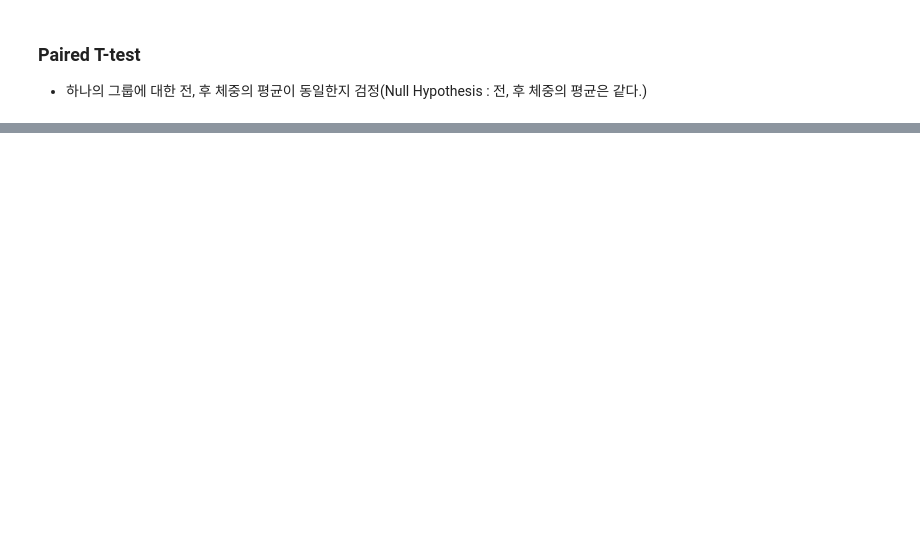
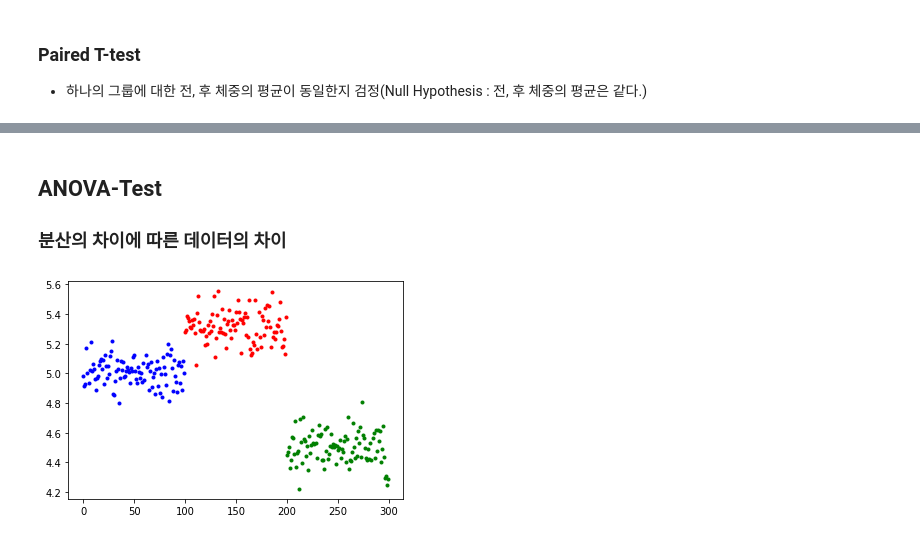
Before and after one commit to Raonbit/SSIT, a Jupyter notebook: notebook/trainer/7.1.StatisticalHypothesisTest.ipynb, the cells around one changed output, grey strips where cells are left out. Cells and saved outputs as stored; diff of their text form; code cells hidden in the pictures; blank space fills up the shorter version.

```diff
--- a/notebook/trainer/7.1.StatisticalHypothesisTest.ipynb
+++ b/notebook/trainer/7.1.StatisticalHypothesisTest.ipynb
@@ -84,0 +108,15 @@ else:
+# %% [markdown]
+## ANOVA-Test
+
+### 분산의 차이에 따른 데이터의 차이
+# %%
+centers = [5,5.3,4.5]  # 평균
+std = 0.1  # 분산
+colors = 'brg'
+
+data1 = []
+for i in range(3):
+    data1.append(stats.norm(centers[i], std).rvs(100))
+    plt.plot(np.arange(len(data1[i]))+i*len(data1[0]), data1[i], '.', color = colors[i])
+# %% [output]
+[figure, added]
```
Also changed, not shown: parts of 31 cells of this notebook, 2 other files.
